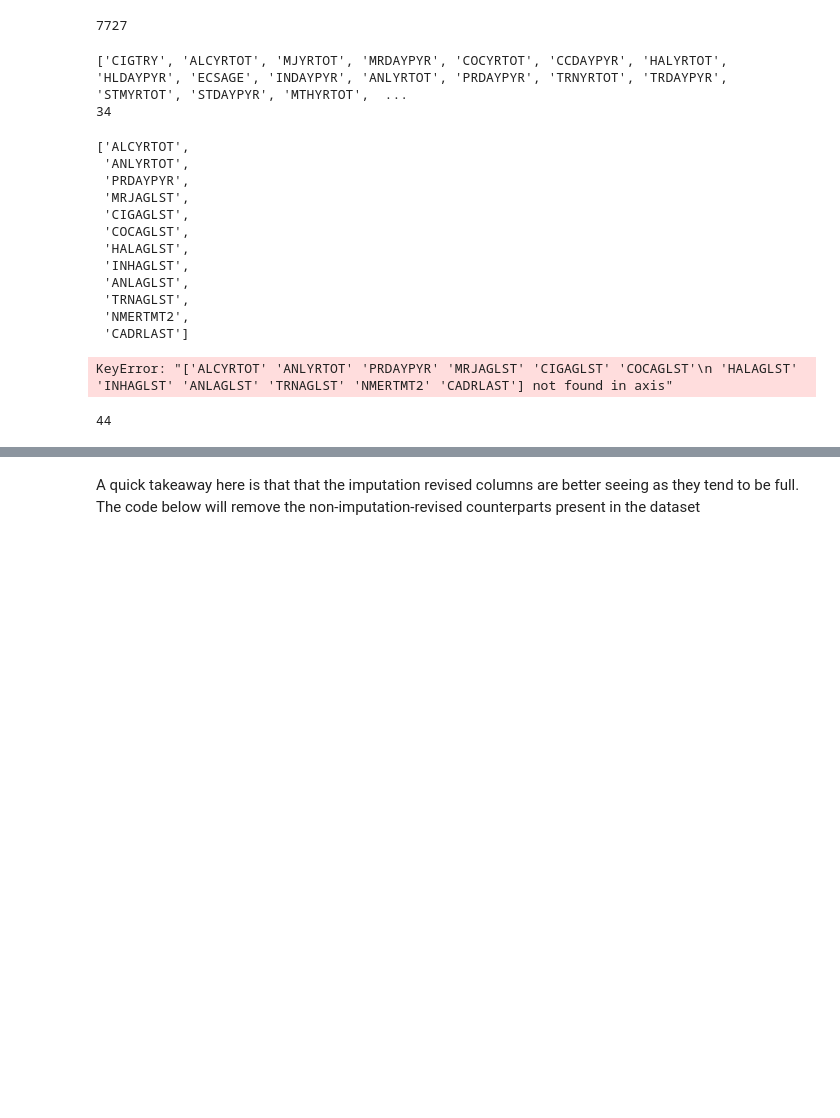
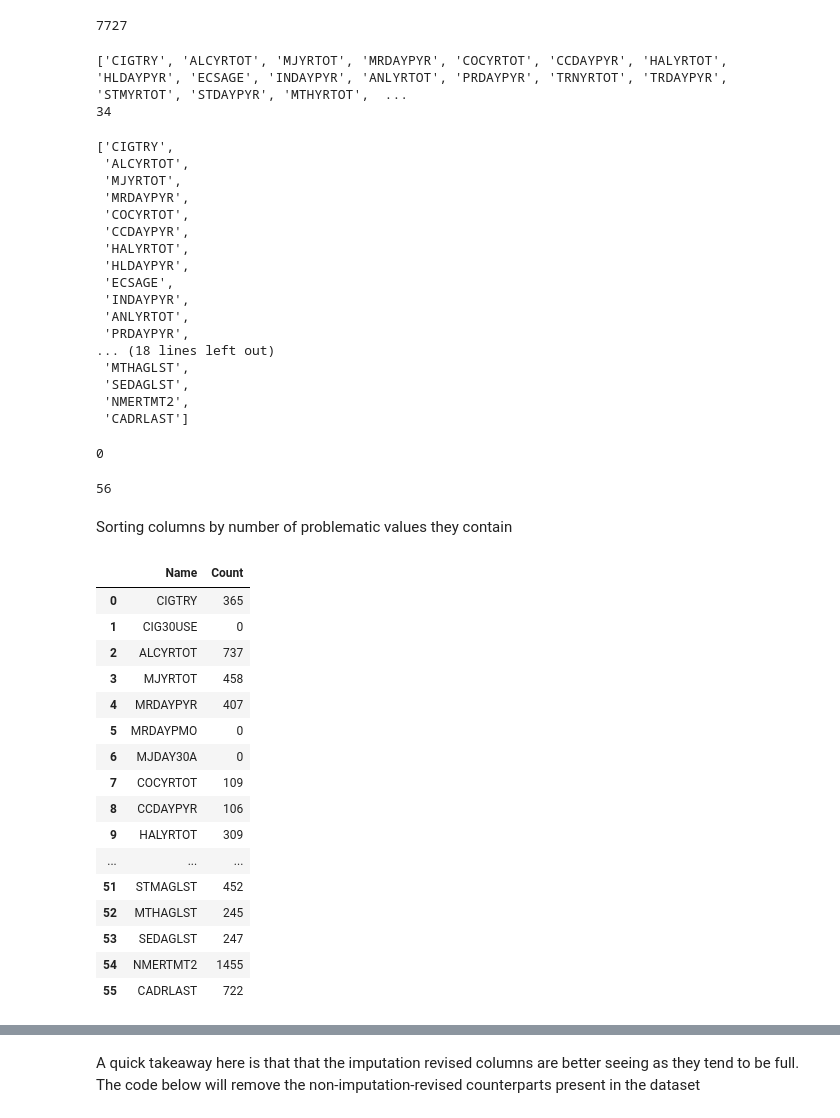
Before and after one commit to MichaelFellner/Drug-Use-Dataset-Cleaning, a Jupyter notebook: Data-Cleaning.ipynb, the cells around one changed output, grey strips where cells are left out. Saved outputs shown, nothing was run; the diff lists cells and outputs as text; code cells hidden in the pictures; blank space fills up the shorter version.

```diff
--- a/Data-Cleaning.ipynb
+++ b/Data-Cleaning.ipynb
@@ -392,6 +396,6 @@ pf = final_data.drop(bad_cols,axis=1) ##pfd -- part four data
 # %%
 counterparts = ['ALCDAYS','CIGAGE','ALCTRY','MJAGE','COCAGE','HERAGE','HALLAGE','INHAGE','ANALAGE','TRANAGE','STIMAGE','MTHAAGE','METHAGE']
-pf = pf.drop(counterparts,axis=1)
+part4 = part4.drop(counterparts,axis=1)
 # %% [markdown]
 <p>After trying one strategy and running into some issues, it appear best to group the remaining columns into categories, then analyze each category. </p>
 # %%
@@ -436,8 +446,8 @@ True
 # %%
 unique_codes = []
 #shelving WTPOUND2 & BMI2 for now
-for i in pf.columns.drop(['BMI2','WTPOUND2']):
-    for v in pf[i].value_counts().index:
+for i in part4.columns.drop(['BMI2','WTPOUND2']):
+    for v in part4[i].value_counts().index:
         if v not in unique_codes and v > 365:
             unique_codes.append(v)
 unique_codes.sort()
@@ -514,11 +531,12 @@ how_many_dropped()
 7727
 # %%
 categories = [985,994,997,998]
+
 contains_some = []
-for i in pf_2.columns:
+for i in part5.columns:
     check_all = False
     for cat in categories:
-        if cat in pf_2[i].value_counts():
+        if cat in part5[i].value_counts():
             check_all = True
     if check_all == True:
         contains_some.append(i)
@@ -526,7 +544,7 @@ print(contains_some)
 print(len(contains_some))
 contains_500 = []
 for i in contains_some:
-    x = pf_2[i]
+    x = part5[i]
     x = x[x>365]
     total = 0
     for v in x.value_counts():
@@ -537,24 +555,61 @@ contains_500
 # %% [output]
 ['CIGTRY', 'ALCYRTOT', 'MJYRTOT', 'MRDAYPYR', 'COCYRTOT', 'CCDAYPYR', 'HALYRTOT', 'HLDAYPYR', 'ECSAGE', 'INDAYPYR', 'ANLYRTOT', 'PRDAYPYR', 'TRNYRTOT', 'TRDAYPYR', 'STMYRTOT', 'STDAYPYR', 'MTHYRTOT',  ...
 34
-['ALCYRTOT',
+['CIGTRY',
+ 'ALCYRTOT',
+ 'MJYRTOT',
+ 'MRDAYPYR',
+ 'COCYRTOT',
+ 'CCDAYPYR',
+ 'HALYRTOT',
+ 'HLDAYPYR',
+ 'ECSAGE',
+ 'INDAYPYR',
  'ANLYRTOT',
  'PRDAYPYR',
- 'MRJAGLST',
- 'CIGAGLST',
- 'COCAGLST',
- 'HALAGLST',
- 'INHAGLST',
- 'ANLAGLST',
- 'TRNAGLST',
+... (18 lines left out)
+ 'MTHAGLST',
+ 'SEDAGLST',
  'NMERTMT2',
  'CADRLAST']
 # %%
-pf_2 = pf_2.drop(contains_500,axis=1)
-how_many_dropped()
+how_many_dropped(part5.drop(contains_500,axis=1))
 # %% [output]
-KeyError: "['ALCYRTOT' 'ANLYRTOT' 'PRDAYPYR' 'MRJAGLST' 'CIGAGLST' 'COCAGLST'\n 'HALAGLST' 'INHAGLST' 'ANLAGLST' 'TRNAGLST' 'NMERTMT2' 'CADRLAST'] not found in axis"
+0
 # %%
-len(pf_2.columns)
+len(part5.columns)
 # %% [output]
-44
+56
+# %% [markdown]
+Sorting columns by number of problematic values they contain
+# %%
+names = []
+counts = []
+for i in part5.columns:
+    names.append(i)
+    count = 0
+    for v in part5[i].value_counts().index:
+        if v in categories:
+            count+=part5[i].value_counts()[v]
+    counts.append(count)
+
+count_df = pd.DataFrame({'Name' : names, 'Count':counts})
+count_df
+# %% [output]
+|  | Name | Count |
+| 0 | CIGTRY | 365 |
+| 1 | CIG30USE | 0 |
+| 2 | ALCYRTOT | 737 |
+| 3 | MJYRTOT | 458 |
+| 4 | MRDAYPYR | 407 |
+| 5 | MRDAYPMO | 0 |
+| 6 | MJDAY30A | 0 |
+| 7 | COCYRTOT | 109 |
+| 8 | CCDAYPYR | 106 |
+| 9 | HALYRTOT | 309 |
+| ... | ... | ... |
+| 51 | STMAGLST | 452 |
+| 52 | MTHAGLST | 245 |
+| 53 | SEDAGLST | 247 |
+| 54 | NMERTMT2 | 1455 |
+| 55 | CADRLAST | 722 |
```
Also changed, not shown: parts of 26 cells of this notebook, 1 other file.
